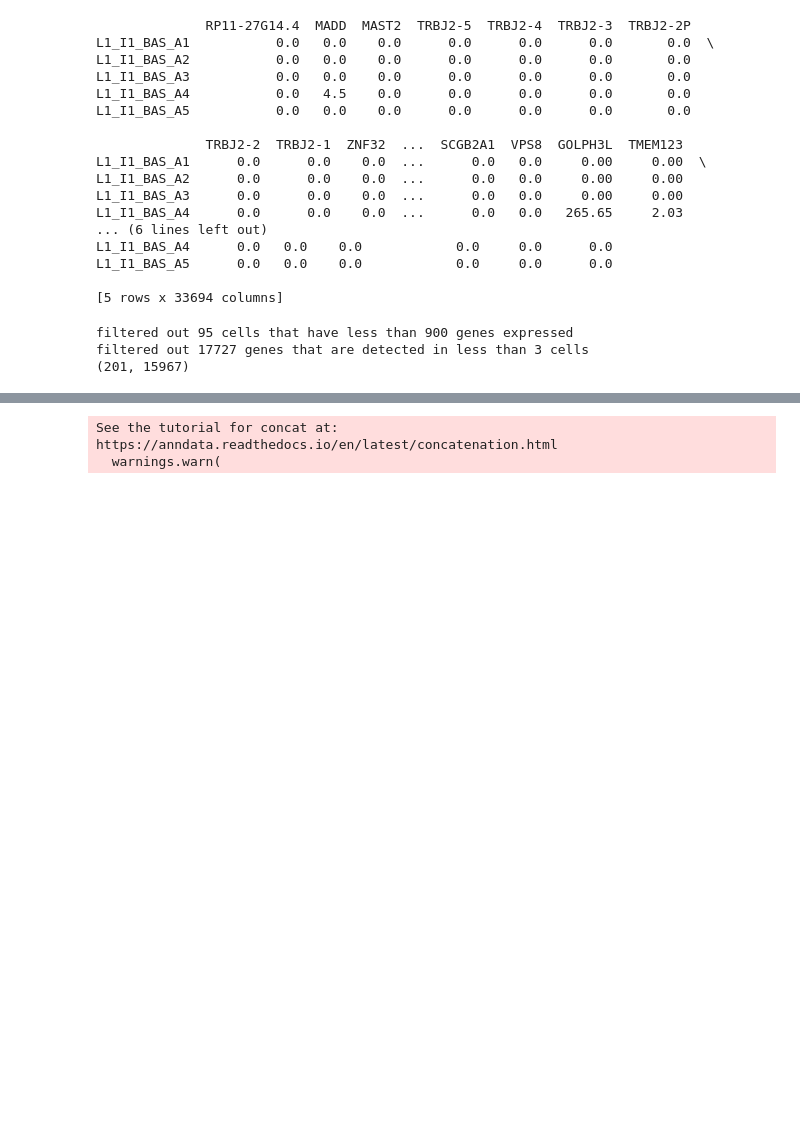
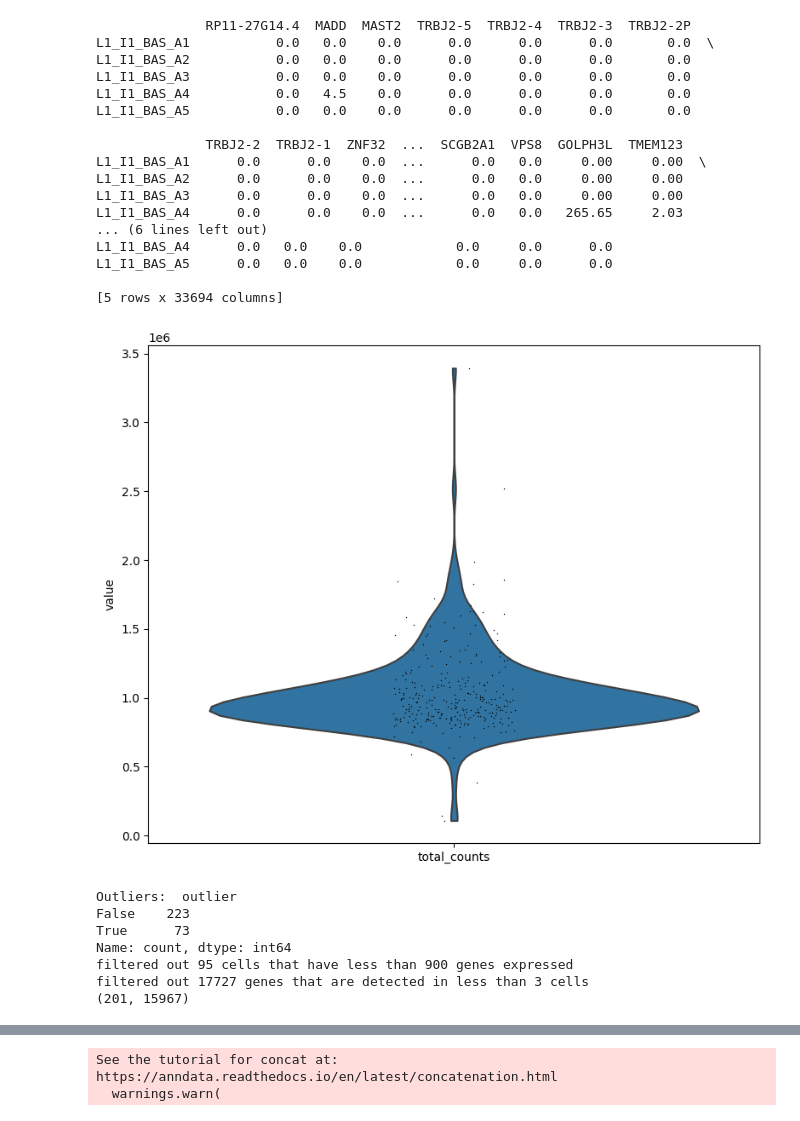
Before and after one commit to daphnetsolissou/scRNAseq-CellTypeClassifier-breast-epithelium, a Jupyter notebook: dataset1_exploration.ipynb, the cells around one changed output, grey strips where cells are left out. Drawn from its saved outputs; the diff is of its cells as text; code cells hidden in the pictures; blank space fills up the shorter version.

```diff
--- a/dataset1_exploration.ipynb
+++ b/dataset1_exploration.ipynb
@@ -171,12 +161,30 @@ L1_I1_BAS_A5      0.0   0.0    0.0            0.0     0.0      0.0
 # %%
-adata_temp = ad.AnnData(ind1_transpose)
-# sc.pp.log1p(adata_temp)
-sc.pp.filter_cells(adata_temp, min_genes=900)
-sc.pp.filter_genes(adata_temp, min_cells=3)
+adata_tmp = ad.AnnData(ind1_transpose)
+
+sc.pp.calculate_qc_metrics(
+    adata_tmp, inplace=True, percent_top=[20], log1p=True
+)
+sc.pl.violin(adata_tmp, 'total_counts')
+
+adata_tmp.obs["outlier"] = (
+    is_outlier(adata_tmp, "log1p_total_counts", 5)
+    | is_outlier(adata_tmp, "log1p_n_genes_by_counts", 5)
+    | is_outlier(adata_tmp, "pct_counts_in_top_20_genes", 5)
+)
+print("Outliers: ", adata_tmp.obs.outlier.value_counts())
+
+sc.pp.filter_cells(adata_tmp, min_genes=900)
+sc.pp.filter_genes(adata_tmp, min_cells=3)
 # sc.pp.filter_cells(adata_temp, min_genes=900)
 # adata.obs['donor'] = ['I1']*len(ind1_transpose)
-print(adata_temp.shape)
+
+print(adata_tmp.shape)
 # %% [output]
+[figure, added]
+Outliers:  outlier
+False    223
+True      73
+Name: count, dtype: int64
 filtered out 95 cells that have less than 900 genes expressed
 filtered out 17727 genes that are detected in less than 3 cells
 (201, 15967)
```
Also changed, not shown: parts of 16 cells of this notebook.
